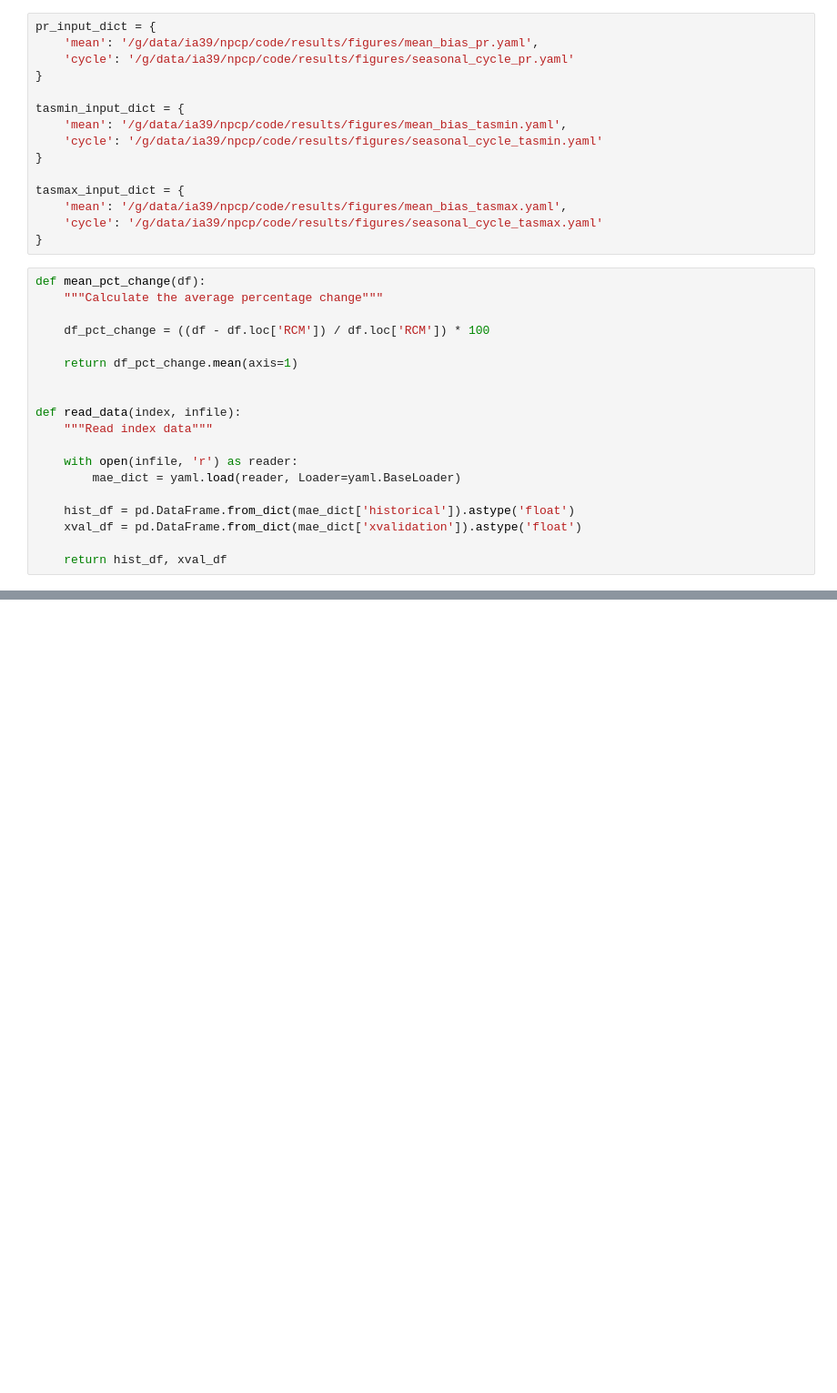
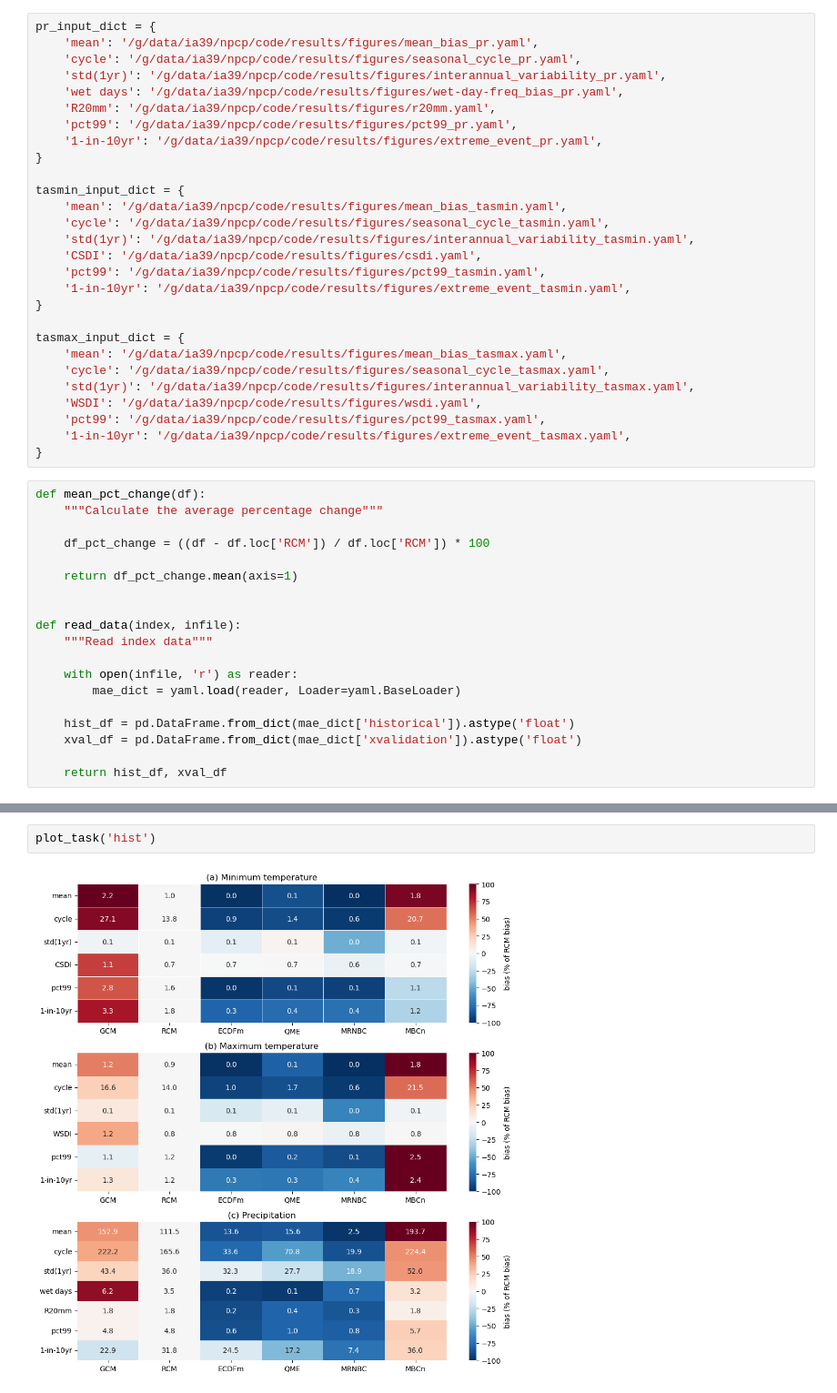
Before and after one commit to AusClimateService/npcp, a Jupyter notebook: reports/phase1/summary_heatmap.ipynb, the cells around one changed output, grey strips where cells are left out. Shown at 91% size. Drawn from its saved outputs; the diff is of its cells as text; blank space fills up the shorter version.

Commit message:
Add new summary figures

```diff
--- a/reports/phase1/summary_heatmap.ipynb
+++ b/reports/phase1/summary_heatmap.ipynb
@@ -9,17 +7,30 @@ Matplotlib is building the font cache; this may take a moment.
 # %%
 pr_input_dict = {
     'mean': '/g/data/ia39/npcp/code/results/figures/mean_bias_pr.yaml',
-    'cycle': '/g/data/ia39/npcp/code/results/figures/seasonal_cycle_pr.yaml'
+    'cycle': '/g/data/ia39/npcp/code/results/figures/seasonal_cycle_pr.yaml',
+    'std(1yr)': '/g/data/ia39/npcp/code/results/figures/interannual_variability_pr.yaml',
+    'wet days': '/g/data/ia39/npcp/code/results/figures/wet-day-freq_bias_pr.yaml',
+    'R20mm': '/g/data/ia39/npcp/code/results/figures/r20mm.yaml',
+    'pct99': '/g/data/ia39/npcp/code/results/figures/pct99_pr.yaml',
+    '1-in-10yr': '/g/data/ia39/npcp/code/results/figures/extreme_event_pr.yaml',
 }
 
 tasmin_input_dict = {
     'mean': '/g/data/ia39/npcp/code/results/figures/mean_bias_tasmin.yaml',
-    'cycle': '/g/data/ia39/npcp/code/results/figures/seasonal_cycle_tasmin.yaml'
+    'cycle': '/g/data/ia39/npcp/code/results/figures/seasonal_cycle_tasmin.yaml',
+    'std(1yr)': '/g/data/ia39/npcp/code/results/figures/interannual_variability_tasmin.yaml',
+    'CSDI': '/g/data/ia39/npcp/code/results/figures/csdi.yaml',
+    'pct99': '/g/data/ia39/npcp/code/results/figures/pct99_tasmin.yaml',
+    '1-in-10yr': '/g/data/ia39/npcp/code/results/figures/extreme_event_tasmin.yaml',
 }
 
 tasmax_input_dict = {
     'mean': '/g/data/ia39/npcp/code/results/figures/mean_bias_tasmax.yaml',
-    'cycle': '/g/data/ia39/npcp/code/results/figures/seasonal_cycle_tasmax.yaml'
+    'cycle': '/g/data/ia39/npcp/code/results/figures/seasonal_cycle_tasmax.yaml',
+    'std(1yr)': '/g/data/ia39/npcp/code/results/figures/interannual_variability_tasmax.yaml',
+    'WSDI': '/g/data/ia39/npcp/code/results/figures/wsdi.yaml',
+    'pct99': '/g/data/ia39/npcp/code/results/figures/pct99_tasmax.yaml',
+    '1-in-10yr': '/g/data/ia39/npcp/code/results/figures/extreme_event_tasmax.yaml',
 }
 # %%
 def mean_pct_change(df):
@@ -137,0 +176,4 @@ plt.show()
+# %%
+plot_task('hist')
+# %% [output]
+[figure, added]
```
Also changed, not shown: parts of 7 cells of this notebook, 2 other files.
